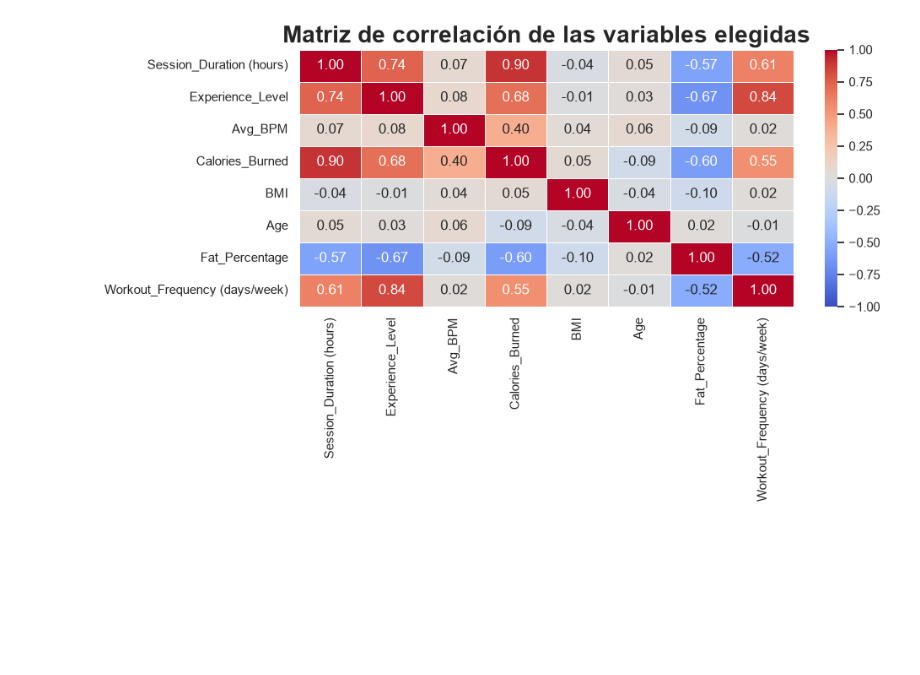
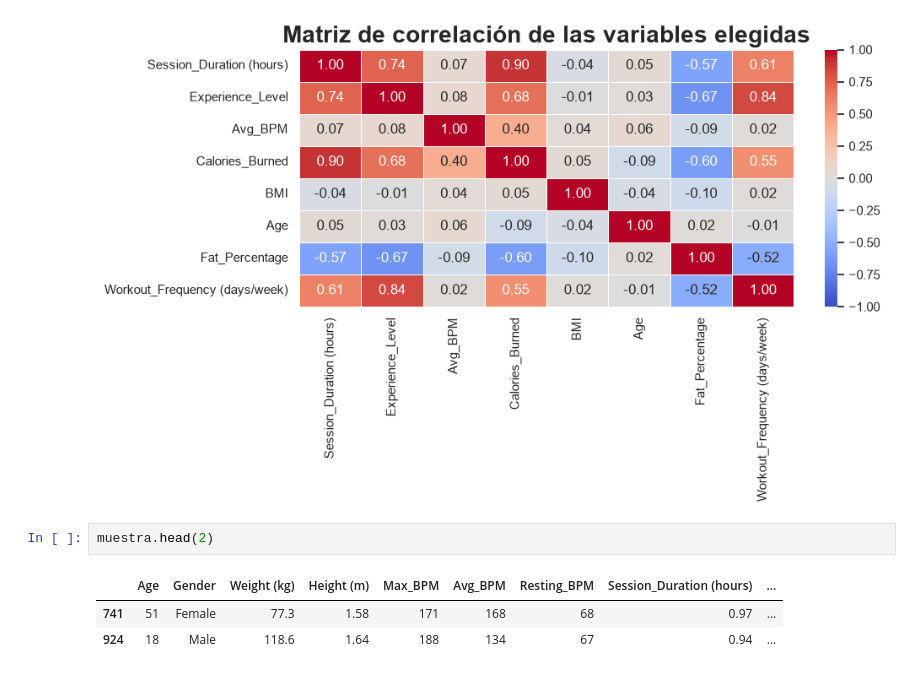
Before and after one commit to SolJosefinaMercado/TP_Promocion_EED2, a Jupyter notebook: notebook_eda.ipynb, the cells around one changed output. Cells and saved outputs as stored; diff of their text form; blank space fills up the shorter version.

```diff
--- a/notebook_eda.ipynb
+++ b/notebook_eda.ipynb
@@ -267,3 +292,9 @@ plt.tight_layout()
 plt.show()
 # %% [output]
 [figure]
+# %%
+muestra.head(2)
+# %% [output]
+|  | Age | Gender | Weight (kg) | Height (m) | Max_BPM | Avg_BPM | Resting_BPM | Session_Duration (hours) | ... |
+| 741 | 51 | Female | 77.3 | 1.58 | 171 | 168 | 68 | 0.97 | ... |
+| 924 | 18 | Male | 118.6 | 1.64 | 188 | 134 | 67 | 0.94 | ... |
```
Also changed, not shown: parts of 11 cells of this notebook.
